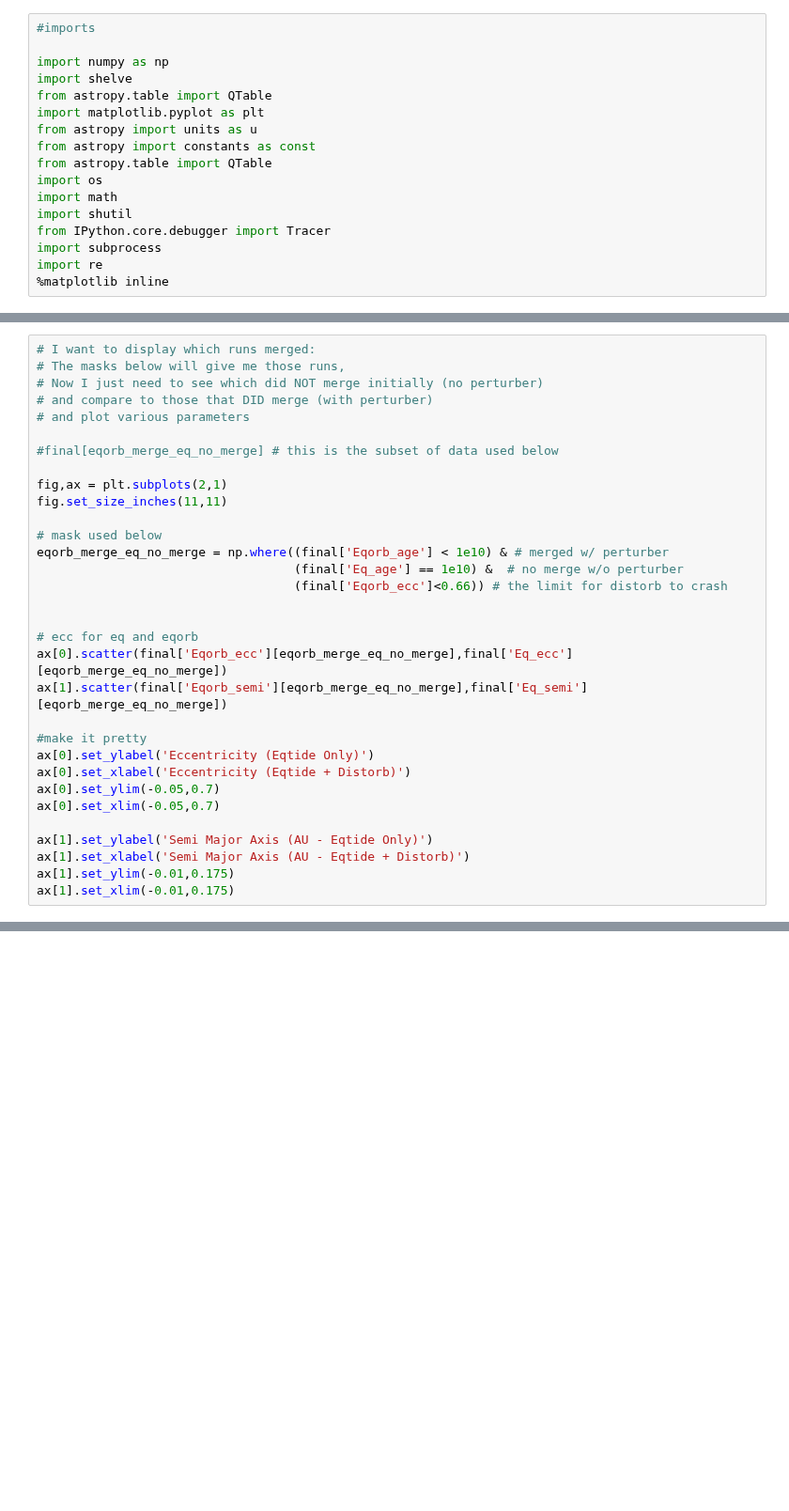
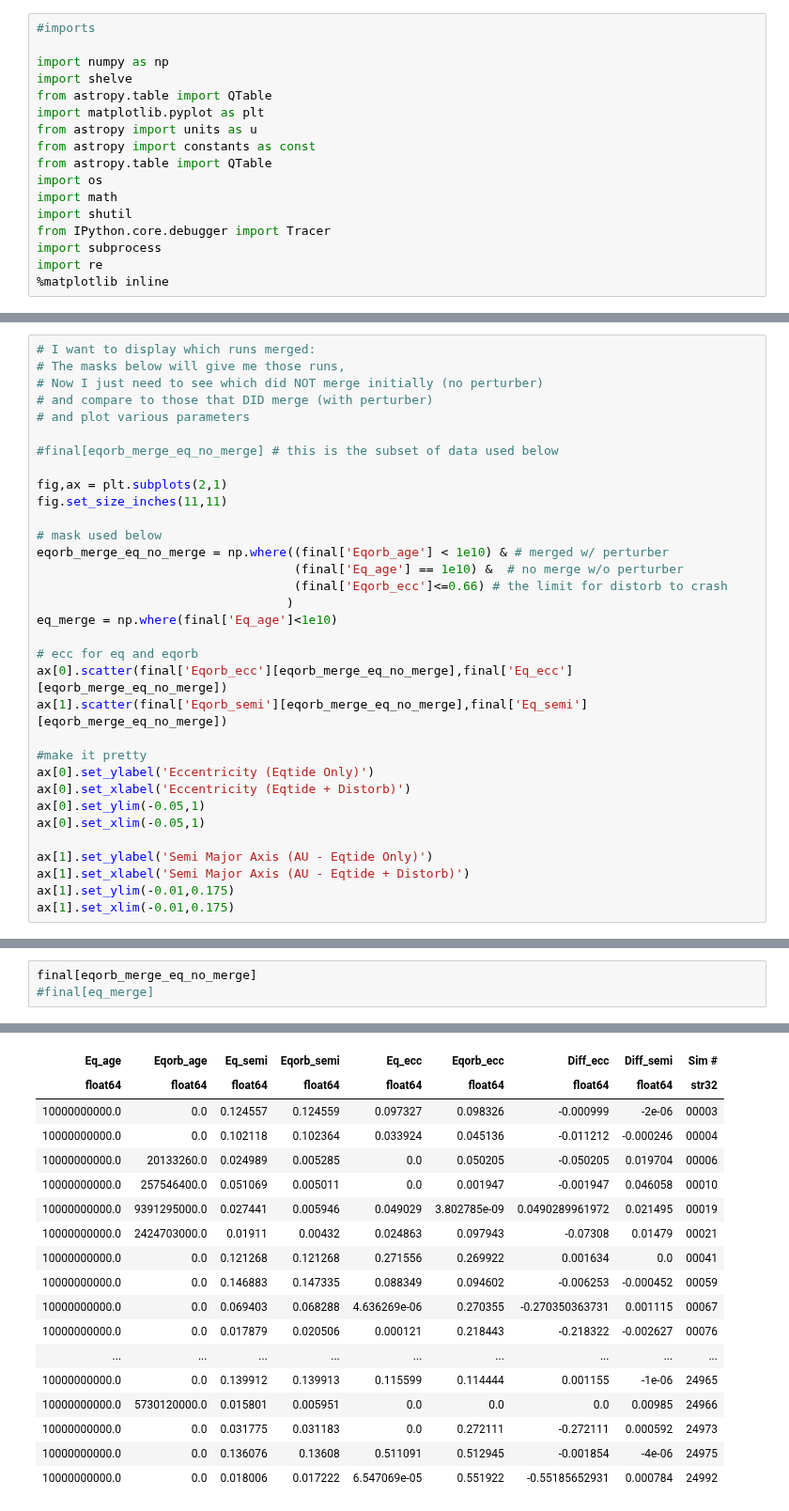
Before and after one commit to dm1681/Merging_Perts, a Jupyter notebook: Research/Merging_Perts/finished_runs.ipynb, the cells around one changed output, grey strips where cells are left out. Shown at 94% size. Saved outputs shown, nothing was run; the diff lists cells and outputs as text; blank space fills up the shorter version.

```diff
--- a/Research/Merging_Perts/finished_runs.ipynb
+++ b/Research/Merging_Perts/finished_runs.ipynb
@@ -209,8 +240,9 @@ fig.set_size_inches(11,11)
 # mask used below
 eqorb_merge_eq_no_merge = np.where((final['Eqorb_age'] < 1e10) & # merged w/ perturber
                                    (final['Eq_age'] == 1e10) &  # no merge w/o perturber
-                                   (final['Eqorb_ecc']<0.66)) # the limit for distorb to crash
-
+                                   (final['Eqorb_ecc']<=0.66) # the limit for distorb to crash
+                                  )
+eq_merge = np.where(final['Eq_age']<1e10)
 
 # ecc for eq and eqorb
 ax[0].scatter(final['Eqorb_ecc'][eqorb_merge_eq_no_merge],final['Eq_ecc'][eqorb_merge_eq_no_merge])
@@ -219,8 +251,8 @@ ax[1].scatter(final['Eqorb_semi'][eqorb_merge_eq_no_merge],final['Eq_semi'][eqor
 #make it pretty
 ax[0].set_ylabel('Eccentricity (Eqtide Only)')
 ax[0].set_xlabel('Eccentricity (Eqtide + Distorb)')
-ax[0].set_ylim(-0.05,0.7)
-ax[0].set_xlim(-0.05,0.7)
+ax[0].set_ylim(-0.05,1)
+ax[0].set_xlim(-0.05,1)
 
 ax[1].set_ylabel('Semi Major Axis (AU - Eqtide Only)')
 ax[1].set_xlabel('Semi Major Axis (AU - Eqtide + Distorb)')
@@ -259,0 +264,4 @@ for mass in s_mass_list:
+# %%
+final[eqorb_merge_eq_no_merge]
+#final[eq_merge]
+# %% [output]
@@ -259,0 +269,18 @@ for mass in s_mass_list:
+| Eq_age | Eqorb_age | Eq_semi | Eqorb_semi | Eq_ecc | Eqorb_ecc | Diff_ecc | Diff_semi | Sim # |
+| float64 | float64 | float64 | float64 | float64 | float64 | float64 | float64 | str32 |
+| 10000000000.0 | 0.0 | 0.124557 | 0.124559 | 0.097327 | 0.098326 | -0.000999 | -2e-06 | 00003 |
+| 10000000000.0 | 0.0 | 0.102118 | 0.102364 | 0.033924 | 0.045136 | -0.011212 | -0.000246 | 00004 |
+| 10000000000.0 | 20133260.0 | 0.024989 | 0.005285 | 0.0 | 0.050205 | -0.050205 | 0.019704 | 00006 |
+| 10000000000.0 | 257546400.0 | 0.051069 | 0.005011 | 0.0 | 0.001947 | -0.001947 | 0.046058 | 00010 |
+| 10000000000.0 | 9391295000.0 | 0.027441 | 0.005946 | 0.049029 | 3.802785e-09 | 0.0490289961972 | 0.021495 | 00019 |
+| 10000000000.0 | 2424703000.0 | 0.01911 | 0.00432 | 0.024863 | 0.097943 | -0.07308 | 0.01479 | 00021 |
+| 10000000000.0 | 0.0 | 0.121268 | 0.121268 | 0.271556 | 0.269922 | 0.001634 | 0.0 | 00041 |
+| 10000000000.0 | 0.0 | 0.146883 | 0.147335 | 0.088349 | 0.094602 | -0.006253 | -0.000452 | 00059 |
+| 10000000000.0 | 0.0 | 0.069403 | 0.068288 | 4.636269e-06 | 0.270355 | -0.270350363731 | 0.001115 | 00067 |
+| 10000000000.0 | 0.0 | 0.017879 | 0.020506 | 0.000121 | 0.218443 | -0.218322 | -0.002627 | 00076 |
+| ... | ... | ... | ... | ... | ... | ... | ... | ... |
+| 10000000000.0 | 0.0 | 0.139912 | 0.139913 | 0.115599 | 0.114444 | 0.001155 | -1e-06 | 24965 |
+| 10000000000.0 | 5730120000.0 | 0.015801 | 0.005951 | 0.0 | 0.0 | 0.0 | 0.00985 | 24966 |
+| 10000000000.0 | 0.0 | 0.031775 | 0.031183 | 0.0 | 0.272111 | -0.272111 | 0.000592 | 24973 |
+| 10000000000.0 | 0.0 | 0.136076 | 0.13608 | 0.511091 | 0.512945 | -0.001854 | -4e-06 | 24975 |
+| 10000000000.0 | 0.0 | 0.018006 | 0.017222 | 6.547069e-05 | 0.551922 | -0.55185652931 | 0.000784 | 24992 |
```
Also changed, not shown: parts of 12 cells of this notebook, 1 other file.
